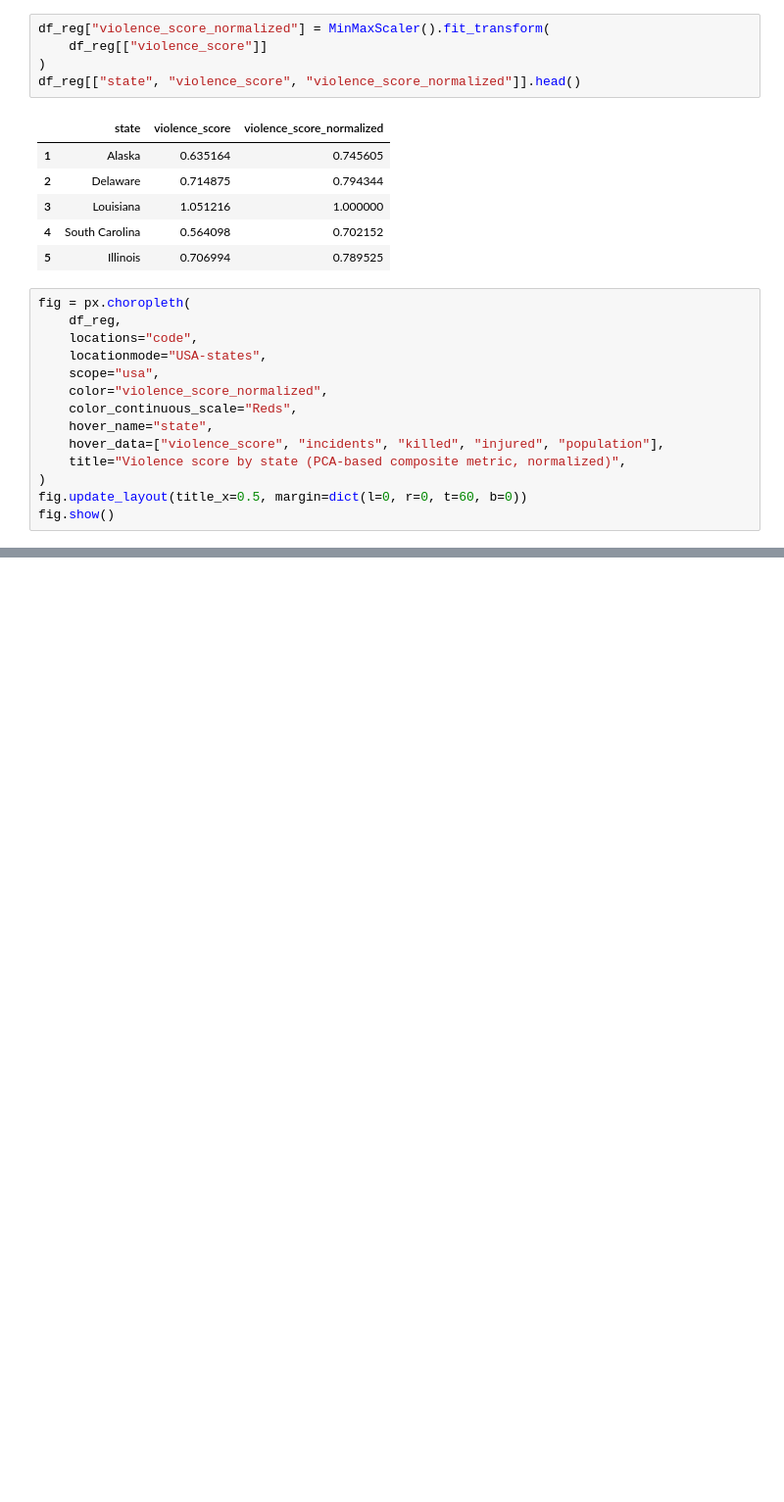
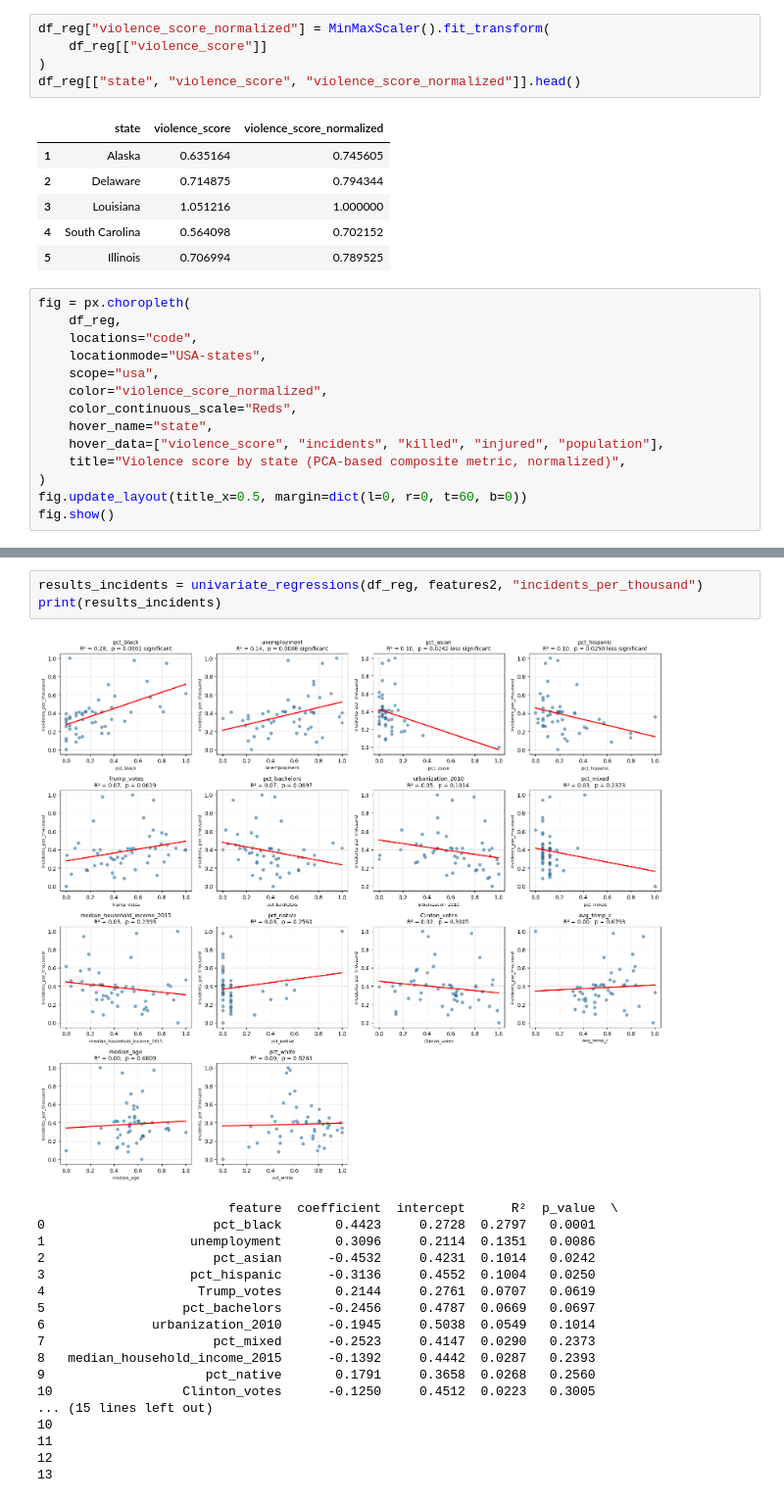
Before and after one commit to Neukz/gun-violence-analysis, a Jupyter notebook: notebooks/state_analysis.ipynb, the cells around one changed output, grey strips where cells are left out. Shown at 98% size. Drawn from its saved outputs; the diff is of its cells as text; blank space fills up the shorter version.

```diff
--- a/notebooks/state_analysis.ipynb
+++ b/notebooks/state_analysis.ipynb
@@ -586,0 +700,22 @@ median_age                        -0.0092
+# %%
+results_incidents = univariate_regressions(df_reg, features2, "incidents_per_thousand")
+print(results_incidents)
+# %% [output]
+[figure, added]
+                         feature  coefficient  intercept      R²  p_value  \
+0                      pct_black       0.4423     0.2728  0.2797   0.0001
+1                   unemployment       0.3096     0.2114  0.1351   0.0086
+2                      pct_asian      -0.4532     0.4231  0.1014   0.0242
+3                   pct_hispanic      -0.3136     0.4552  0.1004   0.0250
+4                    Trump_votes       0.2144     0.2761  0.0707   0.0619
+5                  pct_bachelors      -0.2456     0.4787  0.0669   0.0697
+6              urbanization_2010      -0.1945     0.5038  0.0549   0.1014
+7                      pct_mixed      -0.2523     0.4147  0.0290   0.2373
+8   median_household_income_2015      -0.1392     0.4442  0.0287   0.2393
+9                     pct_native       0.1791     0.3658  0.0268   0.2560
+10                 Clinton_votes      -0.1250     0.4512  0.0223   0.3005
+... (15 lines left out)
+10
+11
+12
+13
```
Also changed, not shown: parts of 12 cells of this notebook.
